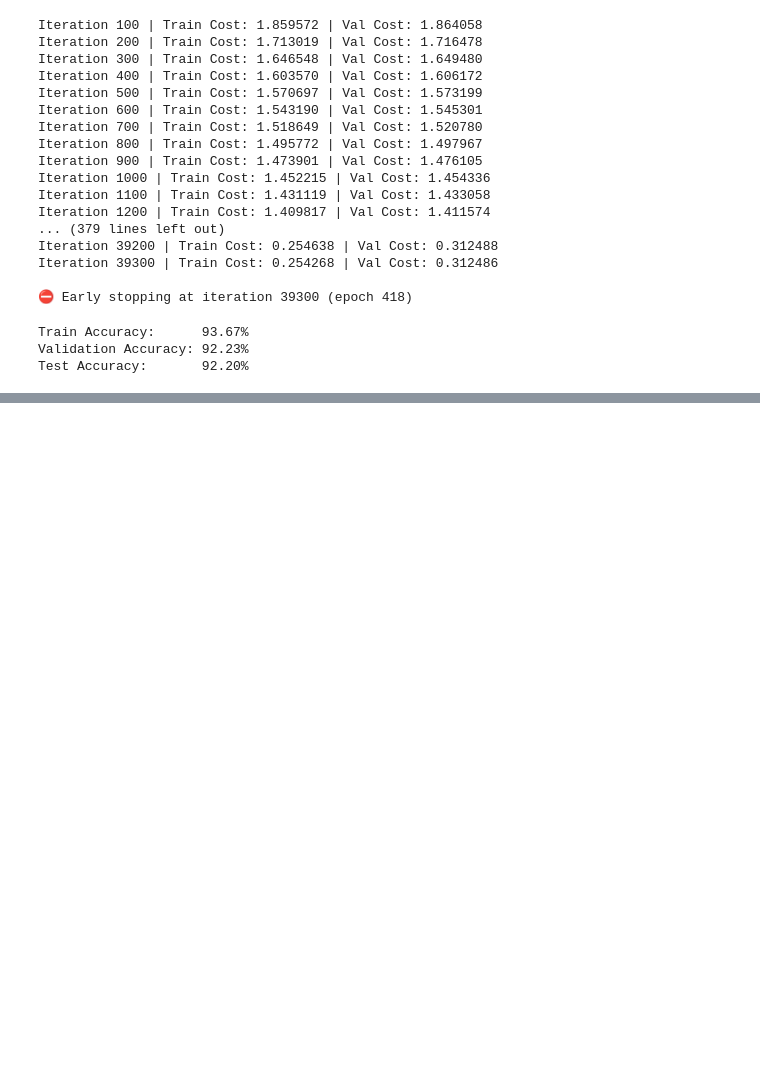
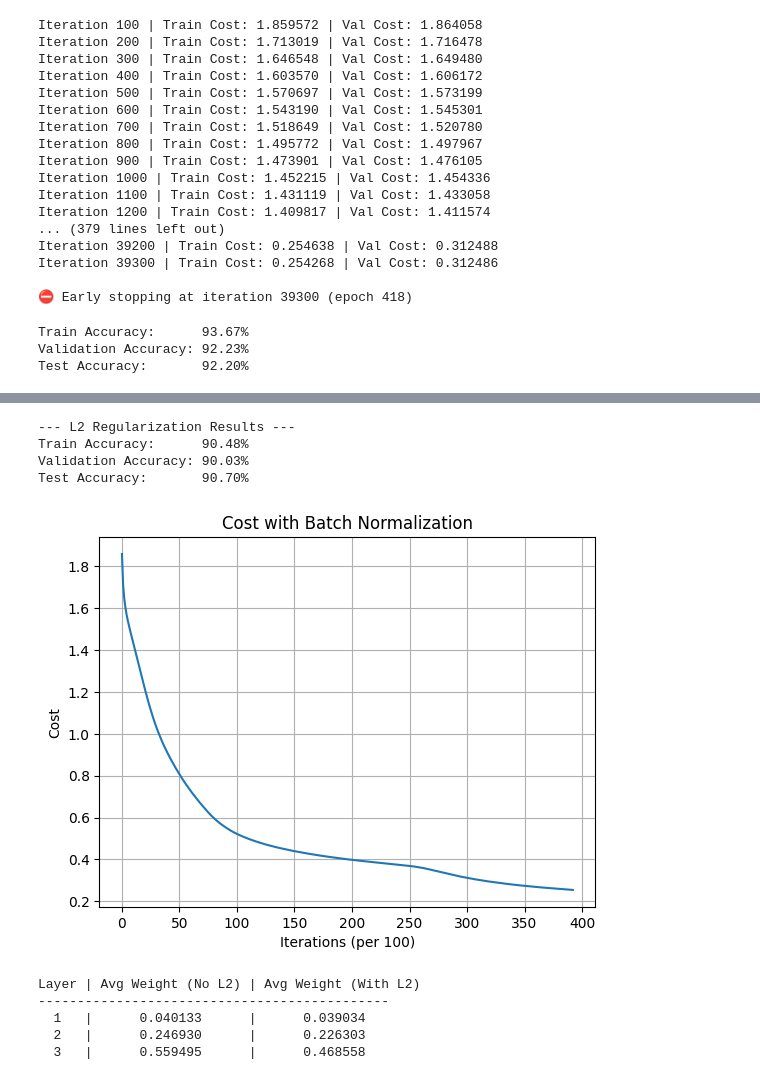
Before and after one commit to rotem053/Deep_Learning, a Jupyter notebook: main.ipynb, the cells around one changed output, grey strips where cells are left out. Saved outputs shown, nothing was run; the diff lists cells and outputs as text; code cells hidden in the pictures; blank space fills up the shorter version.

Commit message:
Add L2 regularization implementation

```diff
--- a/main.ipynb
+++ b/main.ipynb
@@ -153,0 +194,42 @@ Test Accuracy:       92.20%
+# %%
+train_accuracy_l2 = predict(x_train, y_train, parameters_l2, use_batchnorm=True)
+val_accuracy_l2   = predict(x_val,   y_val,   parameters_l2, use_batchnorm=True)
+test_accuracy_l2  = predict(x_test,  y_test,  parameters_l2, use_batchnorm=True)
+
+print("--- L2 Regularization Results ---")
+print(f"Train Accuracy:      {train_accuracy_l2 * 100:.2f}%")
+print(f"Validation Accuracy: {val_accuracy_l2 * 100:.2f}%")
+print(f"Test Accuracy:       {test_accuracy_l2 * 100:.2f}%")
+# %% [output]
+--- L2 Regularization Results ---
+Train Accuracy:      90.48%
+Validation Accuracy: 90.03%
+Test Accuracy:       90.70%
+# %%
+def plot_costs(costs, title="Model Convergence"):
+    plt.plot(costs)
+    plt.ylabel('Cost')
+    plt.xlabel('Iterations (per 100)')
+    plt.title(title)
+    plt.grid(True)
+    plt.show()
+
+plot_costs(costs_bn, title="Cost with Batch Normalization")
+# %% [output]
+[figure, added]
+# %%
+def compare_weights(params_no_l2, params_l2):
+    print("Layer | Avg Weight (No L2) | Avg Weight (With L2)")
+    print("-" * 45)
+    for l in range(1, len(params_no_l2)//2):
+        w_no_l2 = np.mean(np.abs(params_no_l2[f"W{l}"]))
+        w_l2    = np.mean(np.abs(params_l2[f"W{l}"]))
+        print(f"  {l}   |      {w_no_l2:.6f}      |      {w_l2:.6f}")
+
+compare_weights(parameters_bn, parameters_l2)
+# %% [output]
+Layer | Avg Weight (No L2) | Avg Weight (With L2)
+---------------------------------------------
+  1   |      0.040133      |      0.039034
+  2   |      0.246930      |      0.226303
+  3   |      0.559495      |      0.468558
```
Also changed, not shown: parts of 2 cells of this notebook, 2 other files.
